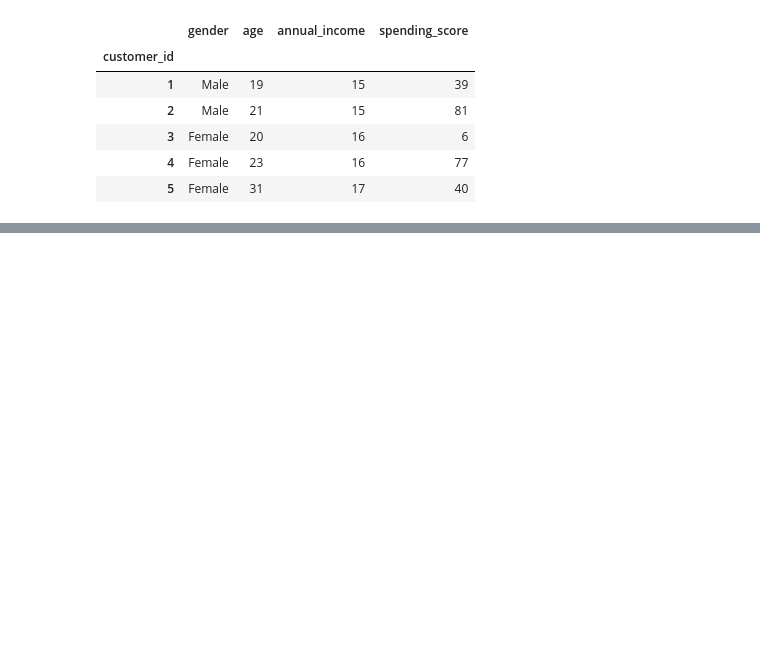
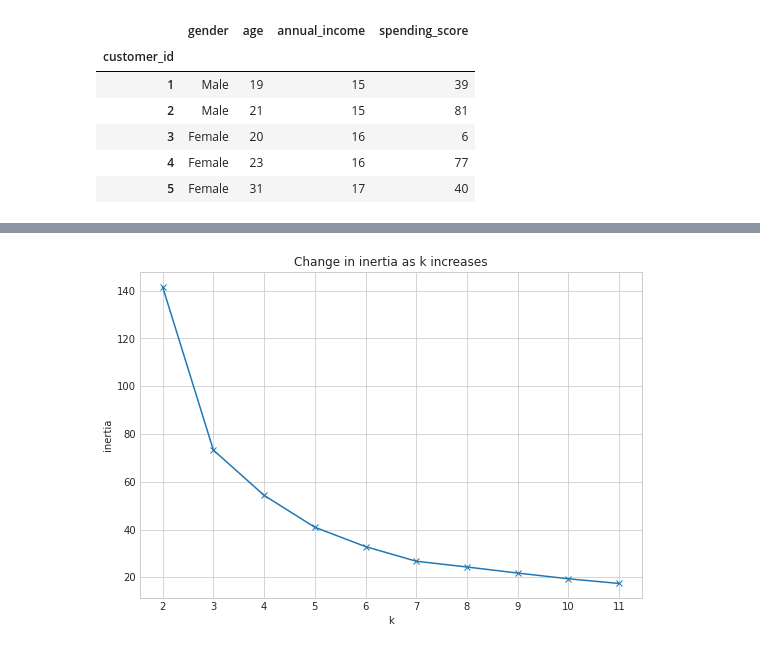
Before and after one commit to Olivert75/clustering-exercises, a Jupyter notebook: modeling.ipynb, the cells around one changed output, grey strips where cells are left out. Cells and saved outputs as stored; diff of their text form; code cells hidden in the pictures; blank space fills up the shorter version.

```diff
--- a/modeling.ipynb
+++ b/modeling.ipynb
@@ -204,3 +204,6 @@ df.head()
 | 3 | Female | 20 | 16 | 6 |
 | 4 | Female | 23 | 16 | 77 |
 | 5 | Female | 31 | 17 | 40 |
+# %%
+mall_df['is_male']= mall_df.gender=='Male'
+mall_df.head()
@@ -206,0 +218,4 @@ df.head()
+# %%
+mall_df = mall_df.replace(to_replace =True,value =1)
+mall_df = mall_df.replace(to_replace =False,value =0)
+mall_df.drop(columns=['gender'])
@@ -206,0 +237,28 @@ df.head()
+# %%
+train_validate, test = train_test_split(mall_df, test_size=.2, random_state=123)
+
+train, validate = train_test_split(train_validate, test_size=.3, random_state=123)
+# %%
+scaler = sklearn.preprocessing.StandardScaler()
+#Scaled our data
+cols = ['age','annual_income','is_male']
+
+train_scaled = train.copy()
+validate_scaled = validate.copy()
+test_scaled = test.copy()
+
+train_scaled[cols] = scaler.fit_transform(train[cols])
+validate_scaled[cols] = scaler.fit_transform(validate[cols])
+test_scaled[cols] = scaler.fit_transform(test[cols])
+# %%
+X = train_scaled[['age', 'annual_income']]
+#Select the value of k
+with plt.style.context('seaborn-whitegrid'):
+    plt.figure(figsize=(9, 6))
+    pd.Series({k: KMeans(k).fit(X).inertia_ for k in range(2, 12)}).plot(marker='x')
+    plt.xticks(range(2, 12))
+    plt.xlabel('k')
+    plt.ylabel('inertia')
+    plt.title('Change in inertia as k increases')
+# %% [output]
+[figure, added]
```
Also changed, not shown: parts of 8 cells of this notebook.
